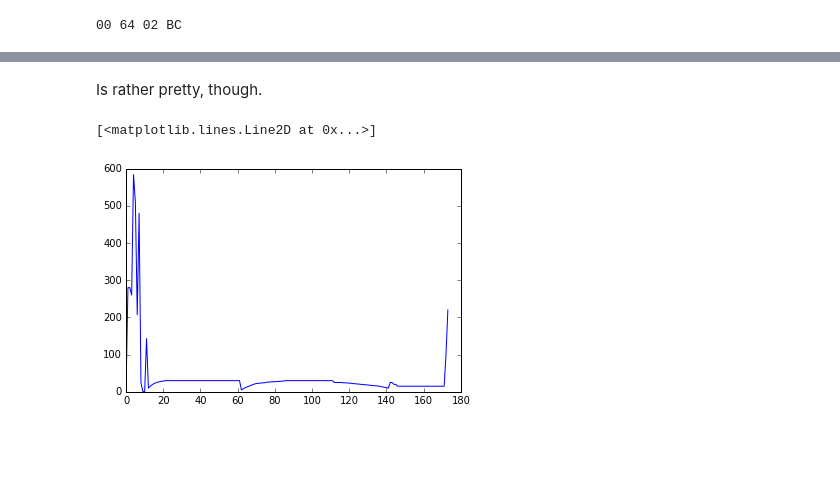
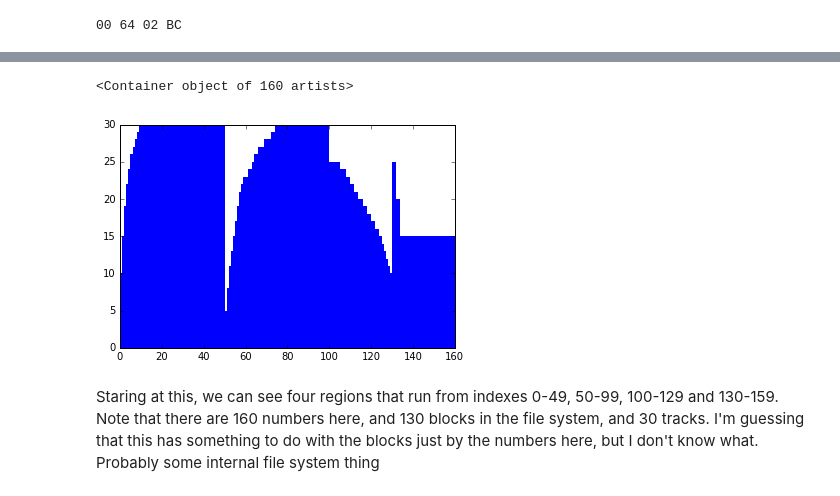
Before and after one commit to hschh86/dgx505-dump-tools, a Jupyter notebook: Investigationing.ipynb, the cells around one changed output, grey strips where cells are left out. Drawn from its saved outputs; the diff is of its cells as text; code cells hidden in the pictures; blank space fills up the shorter version.

```diff
--- a/Investigationing.ipynb
+++ b/Investigationing.ipynb
@@ -417,10 +444,17 @@ def chunk_offset(n):
     else:
         raise ValueError("Invalid chunk", n)
 # %%
+def block_peek(n, length=4):
+    offset = chunk_offset(n)
+    return payload8[offset:offset+length]
+
+def print_block_peek(n):
+    bits = block_peek(n)
+    print(u"Block 0x{:02x} at 0x{:05x}: {} - {}".format(n, offset, tohex(bits),
+                                                        bits.decode('ascii', 'replace')))
+
 track_blocks = [x for x in beginning_blocks if x != 0xFF]
 
 for n in track_blocks:
-    offset = chunk_offset(n)
-    bits = payload8[offset:offset+4]
-    print(u"Block 0x{:02x} at 0x{:05x}: {} - {}".format(n, offset, tohex(bits), bits.decode('ascii')))
+    print_block_peek(n)
 # %% [output]
@@ -486,0 +538,9 @@ printhex(payload8[0x167:0x1f3], 32)
+# %%
+for b in payload8[0x15d:0x162]:
+    print(binbyte(b))
+print('---')
+printhex(payload8[0x162:0x167])
+print('---')
+printhex(payload8[0x167:0x17b],1,4)
+print('---')
+printhex(payload8[0x17b:0x1f3],6,4)
@@ -545,2 +644,0 @@ plt.plot(mystery_region)
-# %% [markdown]
-Is rather pretty, though.
@@ -549,5 +645,19 @@ mystery_numbers = [(x<<4)+y for x,y in takebyn(payload8[1:0x15d], 2)]
-# %%
-plt.plot(mystery_numbers)
-# %% [output]
-[<matplotlib.lines.Line2D at 0x...>]
-[figure, removed]
+# %%
+def unpackeight(by):
+    # big-endian.
+    total = 0
+    for i, b in enumerate(reversed(by)):
+        total |= b << (i*8)
+    return total
+
+def unpackwords(by, n=2):
+    # probably not the way to do it, but eh.
+    return [unpackeight(x) for x in takebyn(by, n)]
+# %%
+mystery_numbers = unpackwords(mystery_region)
+plt.bar(np.arange(160), mystery_numbers, width=1, linewidth=0)
+# %% [output]
+<Container object of 160 artists>
+[figure, added]
+# %% [markdown]
+Staring at this, we can see four regions that run from indexes 0-49, 50-99, 100-129 and 130-159. Note that there are 160 numbers here, and 130 blocks in the file system, and 30 tracks. I'm guessing that this has something to do with the blocks just by the numbers here, but I don't know what. Probably some internal file system thing
```
Also changed, not shown: parts of 74 cells of this notebook.
